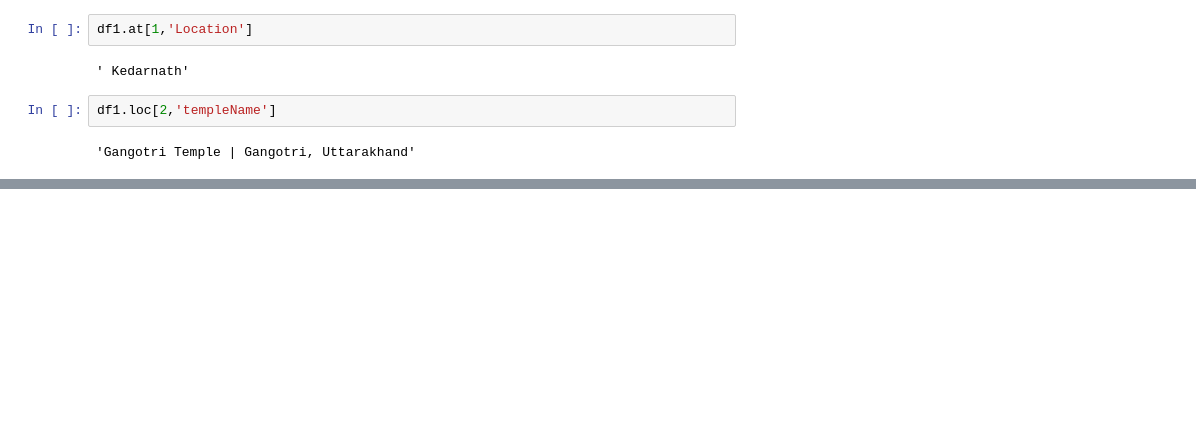
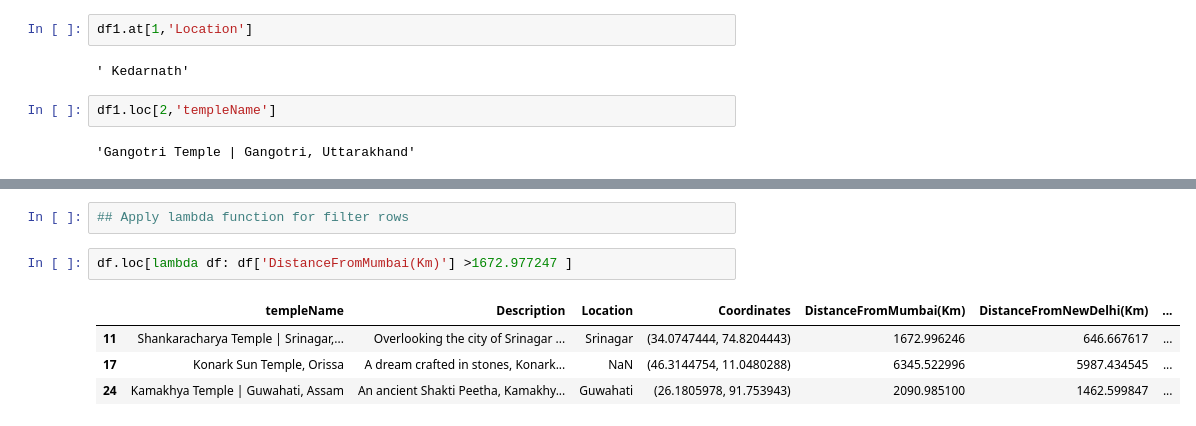
Before and after one commit to amsavalli-mylasalam/Pandas, a Jupyter notebook: PandasPractice1.ipynb, the cells around one changed output, grey strips where cells are left out. Drawn from its saved outputs; the diff is of its cells as text; blank space fills up the shorter version.

Commit message:
Apply Filter

```diff
--- a/PandasPractice1.ipynb
+++ b/PandasPractice1.ipynb
@@ -508,0 +627,9 @@ df1.loc[2,'templeName']
+# %%
+## Apply lambda function for filter rows
+# %%
+df.loc[lambda df: df['DistanceFromMumbai(Km)'] >1672.977247 ]
+# %% [output]
+|  | templeName | Description | Location | Coordinates | DistanceFromMumbai(Km) | DistanceFromNewDelhi(Km) | ... |
+| 11 | Shankaracharya Temple | Srinagar,... | Overlooking the city of Srinagar ... | Srinagar | (34.0747444, 74.8204443) | 1672.996246 | 646.667617 | ... |
+| 17 | Konark Sun Temple, Orissa | A dream crafted in stones, Konark... | NaN | (46.3144754, 11.0480288) | 6345.522996 | 5987.434545 | ... |
+| 24 | Kamakhya Temple | Guwahati, Assam | An ancient Shakti Peetha, Kamakhy... | Guwahati | (26.1805978, 91.753943) | 2090.985100 | 1462.599847 | ... |
```
Also changed, not shown: parts of 18 cells of this notebook.
